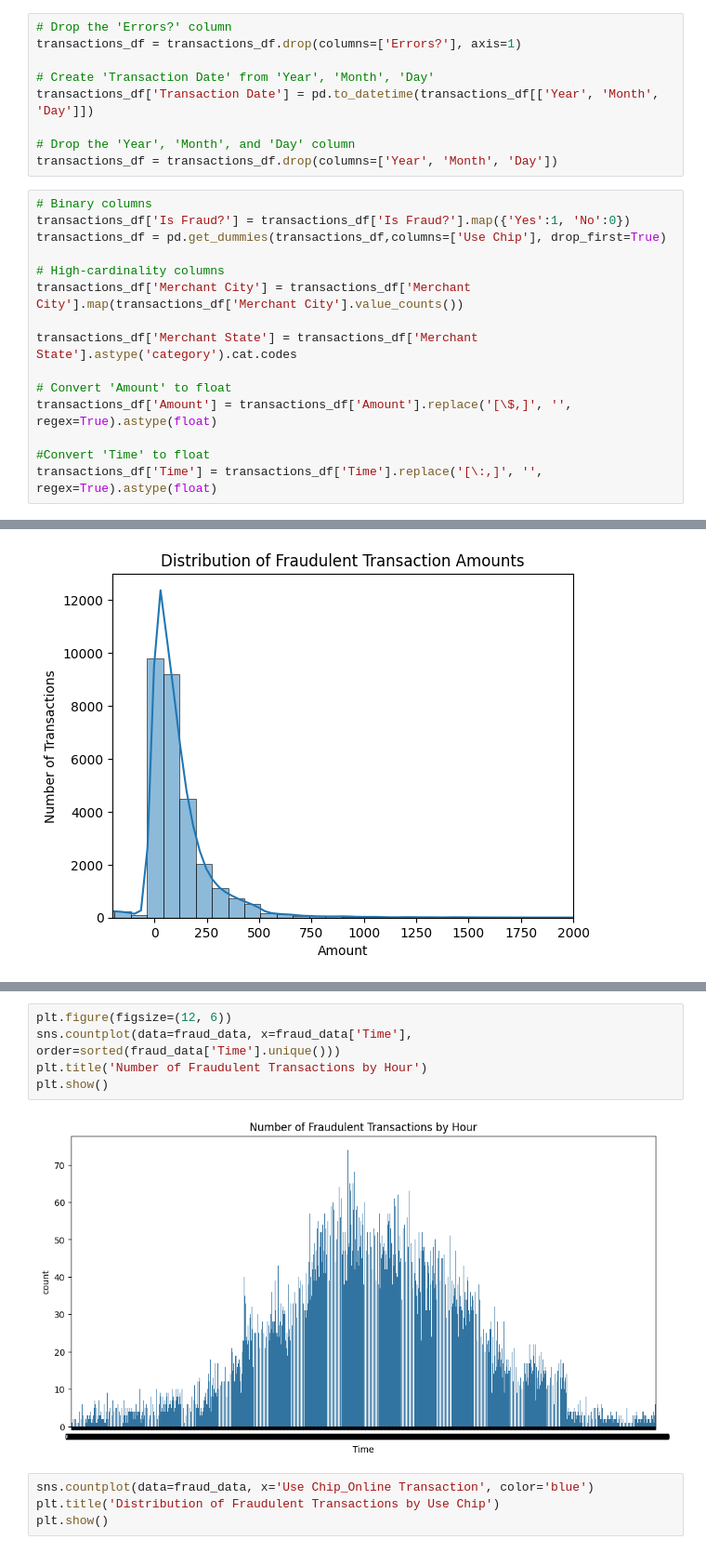
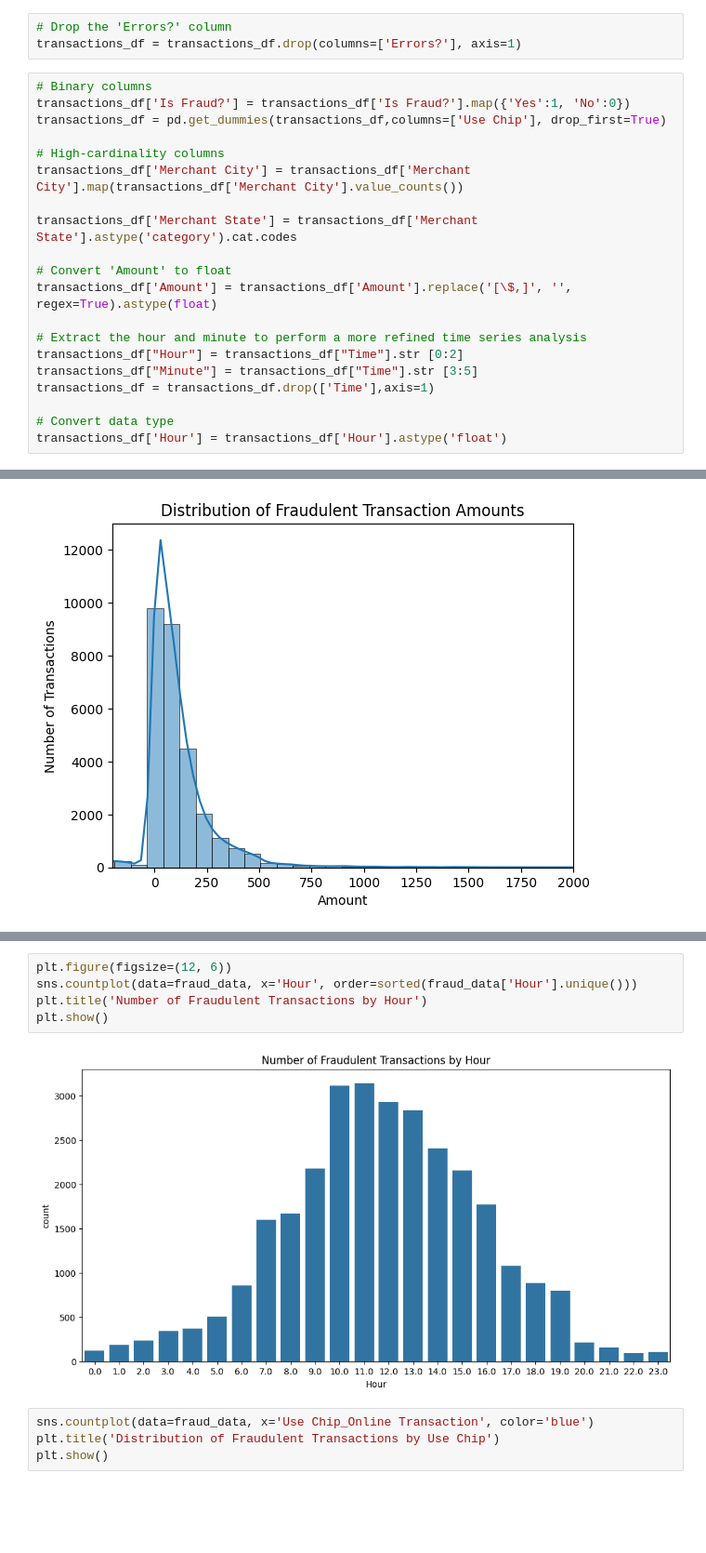
Before and after one commit to Rodney864/DataProjects, a Jupyter notebook: FinancialData.ipynb/FinancialData.ipynb, the cells around one changed output, grey strips where cells are left out. Shown at 93% size. Cells and saved outputs as stored; diff of their text form; blank space fills up the shorter version.

```diff
--- a/FinancialData.ipynb/FinancialData.ipynb
+++ b/FinancialData.ipynb/FinancialData.ipynb
@@ -135,12 +135,6 @@ Name: count, dtype: int64
 # %%
 # Drop the 'Errors?' column
 transactions_df = transactions_df.drop(columns=['Errors?'], axis=1)
-
-# Create 'Transaction Date' from 'Year', 'Month', 'Day'
-transactions_df['Transaction Date'] = pd.to_datetime(transactions_df[['Year', 'Month', 'Day']])
-
-# Drop the 'Year', 'Month', and 'Day' column
-transactions_df = transactions_df.drop(columns=['Year', 'Month', 'Day'])
 # %%
 # Binary columns
 transactions_df['Is Fraud?'] = transactions_df['Is Fraud?'].map({'Yes':1, 'No':0})
@@ -154,8 +148,13 @@ transactions_df['Merchant State'] = transactions_df['Merchant State'].astype('ca
 # Convert 'Amount' to float
 transactions_df['Amount'] = transactions_df['Amount'].replace('[\$,]', '', regex=True).astype(float)
 
-#Convert 'Time' to float
-transactions_df['Time'] = transactions_df['Time'].replace('[\:,]', '', regex=True).astype(float)
+# Extract the hour and minute to perform a more refined time series analysis
+transactions_df["Hour"] = transactions_df["Time"].str [0:2]
+transactions_df["Minute"] = transactions_df["Time"].str [3:5]
+transactions_df = transactions_df.drop(['Time'],axis=1)
+
+# Convert data type
+transactions_df['Hour'] = transactions_df['Hour'].astype('float')
 # %%
 transactions_df.head(10)
 # %% [output]
@@ -204,10 +203,10 @@ plt.show()
 # %%
 plt.figure(figsize=(12, 6))
-sns.countplot(data=fraud_data, x=fraud_data['Time'], order=sorted(fraud_data['Time'].unique()))
+sns.countplot(data=fraud_data, x='Hour', order=sorted(fraud_data['Hour'].unique()))
 plt.title('Number of Fraudulent Transactions by Hour')
 plt.show()
 # %% [output]
-[figure, old version]
+[figure, new version]
 # %%
 sns.countplot(data=fraud_data, x='Use Chip_Online Transaction', color='blue')
 plt.title('Distribution of Fraudulent Transactions by Use Chip')
```
Also changed, not shown: parts of 4 cells of this notebook.
